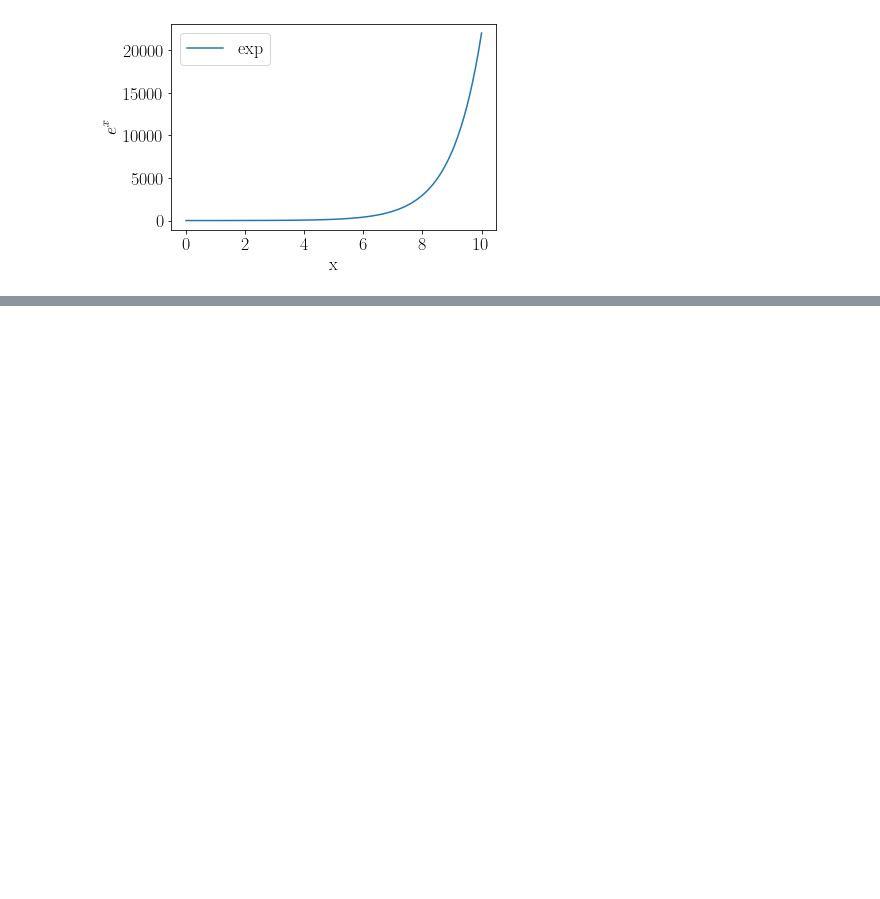
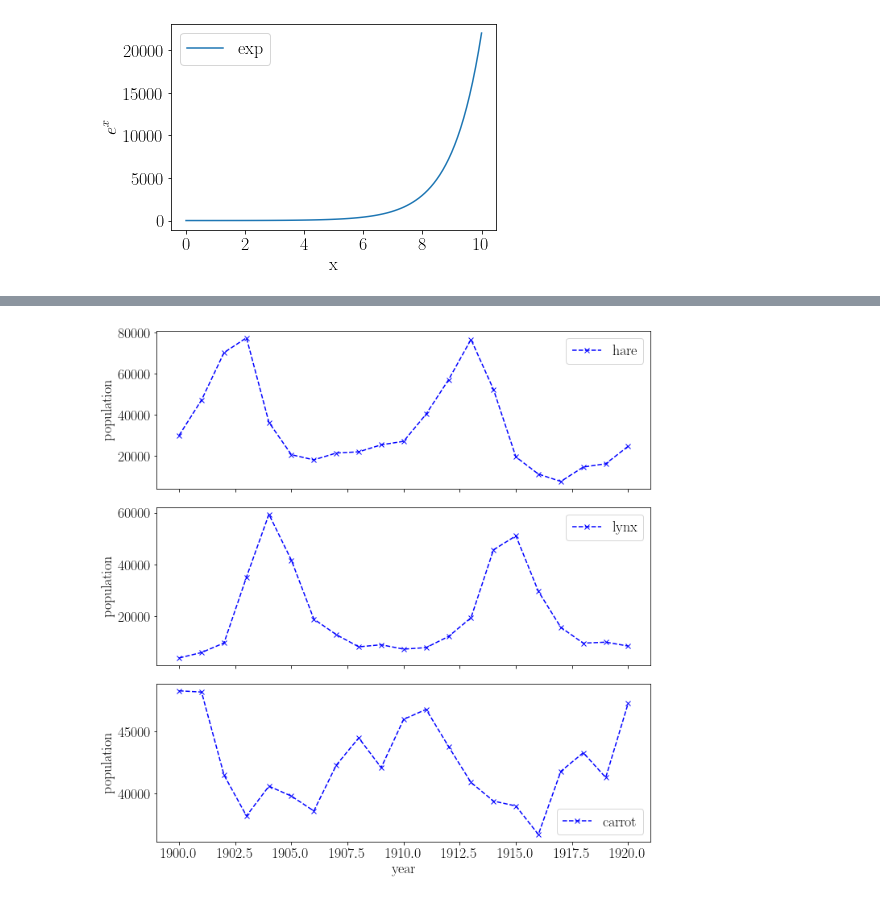
Before and after one commit to fcosi/python-data-plotting, a Jupyter notebook: Basics of Plotting.ipynb, the cells around one changed output, grey strips where cells are left out. Cells and saved outputs as stored; diff of their text form; code cells hidden in the pictures; blank space fills up the shorter version.

Commit message:
updated notebook and plotting scripts

```diff
--- a/Basics of Plotting.ipynb
+++ b/Basics of Plotting.ipynb
@@ -119,0 +122,4 @@ fig.savefig("exponential.pdf")
+# %%
+import pandas as pd
+
+pop = pd.read_csv("data/populations.txt", sep="\t")
@@ -119,0 +152,14 @@ fig.savefig("exponential.pdf")
+# %%
+fig2, axarr = plt.subplots(3, 1, figsize=(10,10), sharex='col', sharey=False,
+                           tight_layout=True)
+
+for ind, el in enumerate(pop.keys()[1:]):
+    axarr[ind].plot(pop['# year'], pop[el], 'b--', marker="x", label=el)
+    axarr[ind].legend()
+    axarr[ind].set_ylabel("population")
+
+axarr[2].set_xlabel("year")
+
+fig2.savefig("populations.pdf")
+# %% [output]
+[figure, added]
```
Also changed, not shown: parts of 5 cells of this notebook, 3 other files.
